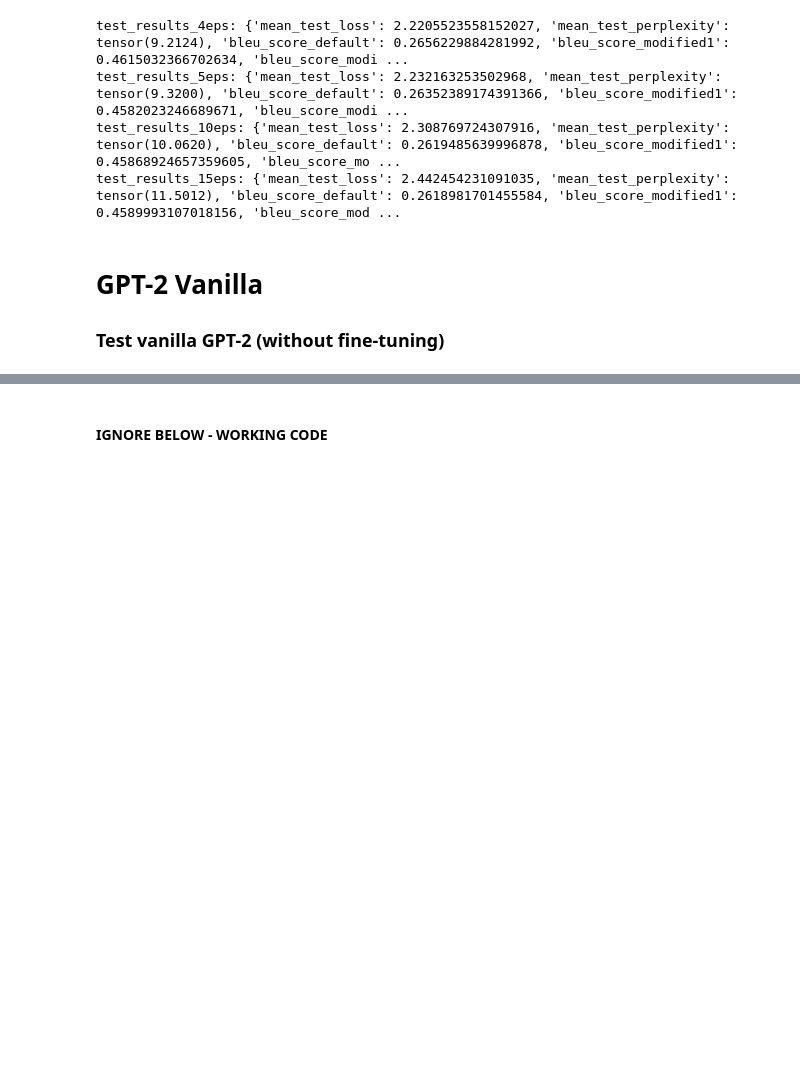
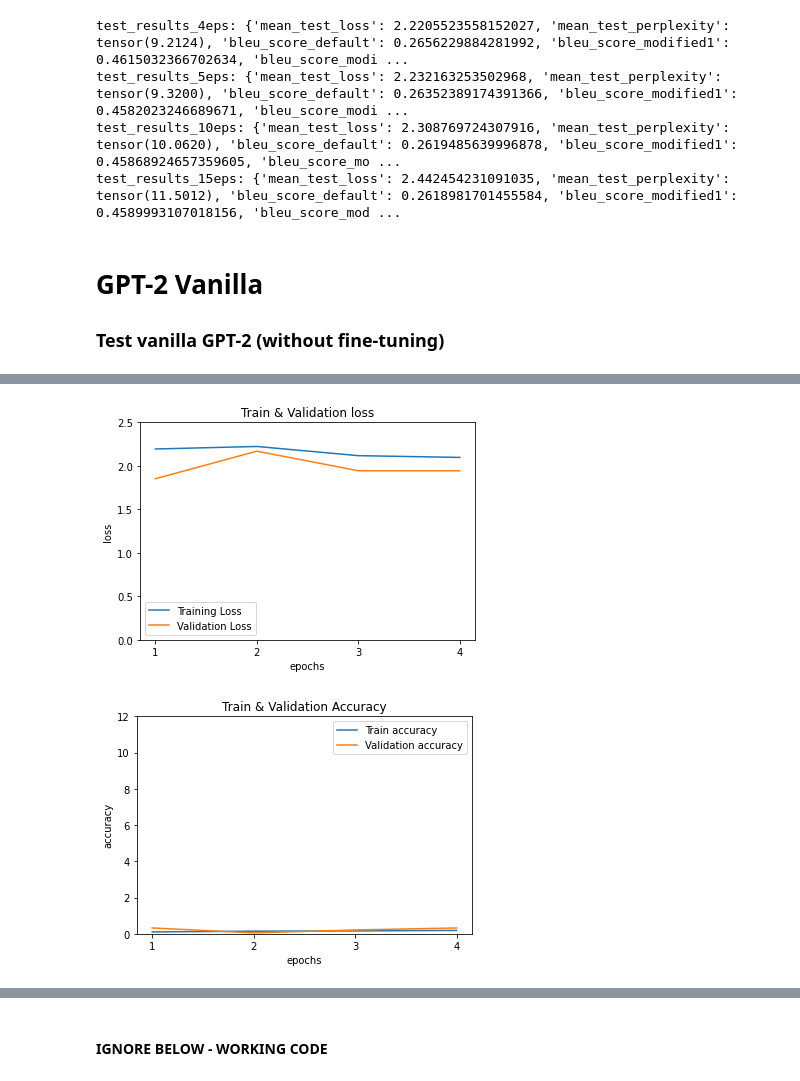
Before and after one commit to sarahrhalem/Finetuning-Transformer-Models-Plot-Generation, a Jupyter notebook: INM706_Code_SR_SK.ipynb, the cells around one changed output, grey strips where cells are left out. Drawn from its saved outputs; the diff is of its cells as text; code cells hidden in the pictures; blank space fills up the shorter version.

Commit message:
Added Bert, and exported functions and classes into modules

```diff
--- a/INM706_Code_SR_SK.ipynb
+++ b/INM706_Code_SR_SK.ipynb
@@ -849,0 +396,3 @@ crime: S the " that I do on for $ a by being about what is doing and in from whi
+# %%
+bert_dataset = BertDataset(movie_plots, labels, tokenizer)
+bert_dataset.__len__()
@@ -849,0 +401,2 @@ crime: S the " that I do on for $ a by being about what is doing and in from whi
+# %%
+dataloaders = split_datasets_and_create_dataloaders(bert_dataset, batch_size=10)
@@ -849,0 +407,10 @@ crime: S the " that I do on for $ a by being about what is doing and in from whi
+# %%
+#Hyperparameters
+EPOCHS=4
+TRAIN_STEPS= len(dataloaders['train_dataloader'])*EPOCHS
+WU_RATE= 0.2
+WU_STEPS= TRAIN_STEPS * WU_RATE# Warm up rate of ~0.2%
+OPTIM= AdamW(model.parameters(), lr = 3e-5,eps = 1e-8, weight_decay=0.01)
+SCHEDULER= get_linear_schedule_with_warmup(optimizer=OPTIM, num_warmup_steps =WU_STEPS, num_training_steps =TRAIN_STEPS)
+# %%
+Test_bert= bert_train_val(model, dataloaders,starting_epoch=0, optimizer=OPTIM, scheduler=SCHEDULER, epochs=EPOCHS, device=device)
@@ -849,0 +435,11 @@ crime: S the " that I do on for $ a by being about what is doing and in from whi
+# %%
+# Display Train & Validation loss and perplexity plots
+
+fig= plot_train_val_loss(Test_bert, "Train & Validation loss");
+#fig.savefig(r'Figures\\train_val_loss_4eps_crop.jpg')
+print("")
+fig= plot_train_val_accuracy(Test_bert, "Train & Validation Accuracy");
+#fig.savefig(r'Figures\\train_val_perplexity_4eps_crop.jpg')
+# %% [output]
+[figure, added]
+[figure, added]
```
Also changed, not shown: parts of 42 cells of this notebook, 8 other files.
